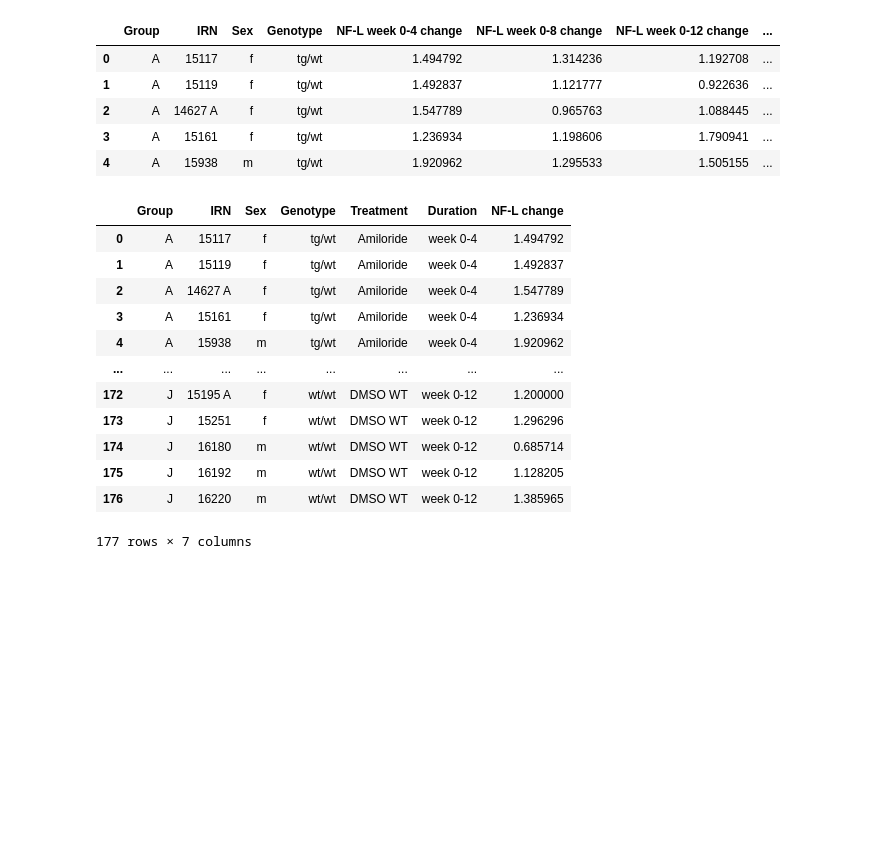
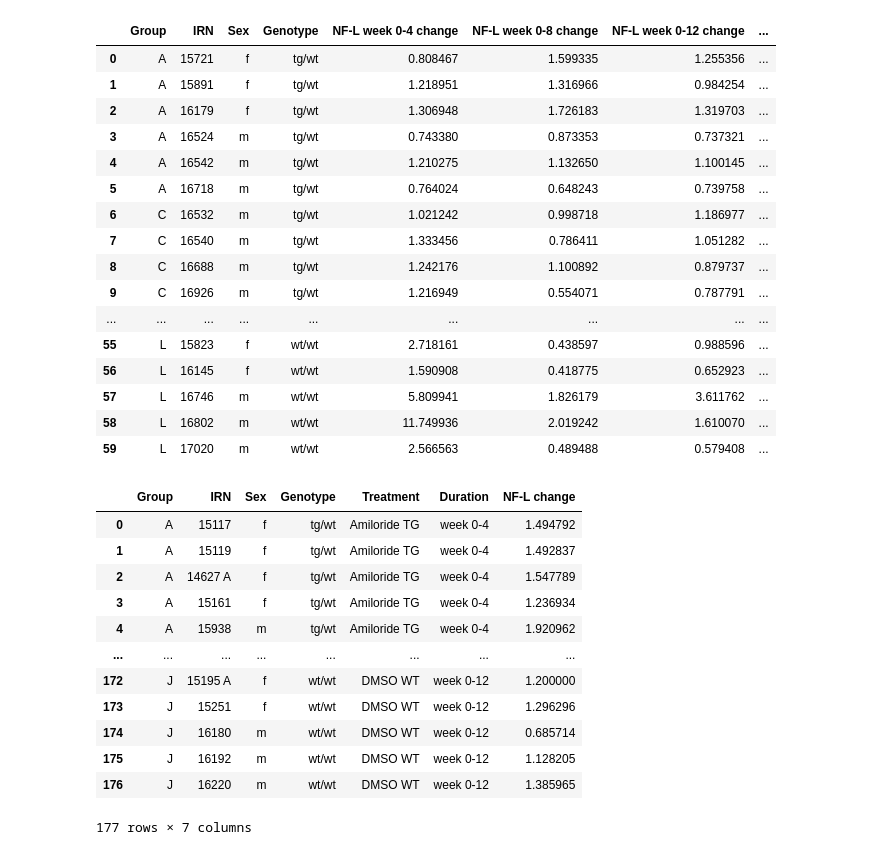
Before and after one commit to attilagk/CTNS-notebook, a Jupyter notebook: 2024-01-05-5xfad-nfl-frequentist/2024-01-05-5xfad-nfl-frequentist.ipynb, the cells around one changed output. Saved outputs shown, nothing was run; the diff lists cells and outputs as text; code cells hidden in the pictures; blank space fills up the shorter version.

```diff
--- a/2024-01-05-5xfad-nfl-frequentist/2024-01-05-5xfad-nfl-frequentist.ipynb
+++ b/2024-01-05-5xfad-nfl-frequentist/2024-01-05-5xfad-nfl-frequentist.ipynb
@@ -26,38 +46,55 @@ treatments = {
 # %%
-fpath = '../../resources/QPS/5xFAD-mouse/CO28152_NFL-GFAP_datasum.xlsx'
-nfl_invivo = pd.read_excel(fpath, sheet_name='NFL in vivo clean')
-#nfl_invivo = nfl_invivo.melt(id_vars=['Cohort', 'Group', 'IRN', 'Sex', 'Genotype'], value_name='NF-L')
-#nfl_invivo['Week'] = nfl_invivo.variable.str.replace('NF-L week ', '').astype(int)
-nfl_invivo['IRN'] = nfl_invivo.IRN.astype('str')
-nfl_invivo['Sex'] = pd.Categorical(nfl_invivo['Sex'], categories=['m', 'f'], ordered=True)
-nfl_invivo['NF-L week 0-4 change'] = nfl_invivo.apply(lambda r: r.loc['NF-L week 4'] / r.loc['NF-L week 0'], axis=1)
-nfl_invivo['NF-L week 0-8 change'] = nfl_invivo.apply(lambda r: r.loc['NF-L week 8'] / r.loc['NF-L week 0'], axis=1)
-nfl_invivo['NF-L week 0-12 change'] = nfl_invivo.apply(lambda r: r.loc['NF-L week 12'] / r.loc['NF-L week 0'], axis=1)
-data = nfl_invivo[['Group', 'IRN', 'Sex', 'Genotype', 'NF-L week 0-4 change', 'NF-L week 0-8 change', 'NF-L week 0-12 change']]
-data = pd.concat([data, data.Group.apply(lambda g: treatments[g]).to_frame('Treatment')], axis=1)
-data['IRN'] = data.IRN.astype('str')
-data['Treatment'] = pd.Categorical(data.Treatment, categories=['Saline', 'Amiloride', 'HCQ', 'HCQ nano', 'R-HCQ', 'S-HCQ', 'TUDCA', 'Saline WT', 'TUDCA WT', 'DMSO WT'], ordered=True)
-data.head()
+def read_data(fpath, treatments):
+    nfl_invivo = pd.read_excel(fpath, sheet_name='NFL in vivo clean')
+    nfl_invivo['IRN'] = nfl_invivo.IRN.astype('str')
+    nfl_invivo['Sex'] = pd.Categorical(nfl_invivo['Sex'], categories=['m', 'f'], ordered=True)
+    nfl_invivo['NF-L week 0-4 change'] = nfl_invivo.apply(lambda r: r.loc['NF-L week 4'] / r.loc['NF-L week 0'], axis=1)
+    nfl_invivo['NF-L week 0-8 change'] = nfl_invivo.apply(lambda r: r.loc['NF-L week 8'] / r.loc['NF-L week 0'], axis=1)
+    nfl_invivo['NF-L week 0-12 change'] = nfl_invivo.apply(lambda r: r.loc['NF-L week 12'] / r.loc['NF-L week 0'], axis=1)
+    data = nfl_invivo[['Group', 'IRN', 'Sex', 'Genotype', 'NF-L week 0-4 change', 'NF-L week 0-8 change', 'NF-L week 0-12 change']]
+    data = pd.concat([data, data.Group.apply(lambda g: treatments[g]).to_frame('Treatment')], axis=1)
+    data['IRN'] = data.IRN.astype('str')
+    #data['Treatment'] = pd.Categorical(data.Treatment, categories=['Saline', 'Amiloride', 'HCQ', 'HCQ nano', 'R-HCQ', 'S-HCQ', 'TUDCA', 'Saline WT', 'TUDCA WT', 'DMSO WT'], ordered=True)
+    return(data)
+
+
+data_CO28152, data_CO28154 = [read_data(f, t) for f, t in zip([fpath_CO28152, fpath_CO28154], [treatments_CO28152, treatments_CO28154])]
+data_CO28154
 # %% [output]
 |  | Group | IRN | Sex | Genotype | NF-L week 0-4 change | NF-L week 0-8 change | NF-L week 0-12 change | ... |
-| 0 | A | 15117 | f | tg/wt | 1.494792 | 1.314236 | 1.192708 | ... |
-| 1 | A | 15119 | f | tg/wt | 1.492837 | 1.121777 | 0.922636 | ... |
-| 2 | A | 14627 A | f | tg/wt | 1.547789 | 0.965763 | 1.088445 | ... |
-| 3 | A | 15161 | f | tg/wt | 1.236934 | 1.198606 | 1.790941 | ... |
-| 4 | A | 15938 | m | tg/wt | 1.920962 | 1.295533 | 1.505155 | ... |
+| 0 | A | 15721 | f | tg/wt | 0.808467 | 1.599335 | 1.255356 | ... |
+| 1 | A | 15891 | f | tg/wt | 1.218951 | 1.316966 | 0.984254 | ... |
+| 2 | A | 16179 | f | tg/wt | 1.306948 | 1.726183 | 1.319703 | ... |
+| 3 | A | 16524 | m | tg/wt | 0.743380 | 0.873353 | 0.737321 | ... |
+| 4 | A | 16542 | m | tg/wt | 1.210275 | 1.132650 | 1.100145 | ... |
+| 5 | A | 16718 | m | tg/wt | 0.764024 | 0.648243 | 0.739758 | ... |
+| 6 | C | 16532 | m | tg/wt | 1.021242 | 0.998718 | 1.186977 | ... |
+| 7 | C | 16540 | m | tg/wt | 1.333456 | 0.786411 | 1.051282 | ... |
+| 8 | C | 16688 | m | tg/wt | 1.242176 | 1.100892 | 0.879737 | ... |
+| 9 | C | 16926 | m | tg/wt | 1.216949 | 0.554071 | 0.787791 | ... |
+| ... | ... | ... | ... | ... | ... | ... | ... | ... |
+| 55 | L | 15823 | f | wt/wt | 2.718161 | 0.438597 | 0.988596 | ... |
+| 56 | L | 16145 | f | wt/wt | 1.590908 | 0.418775 | 0.652923 | ... |
+| 57 | L | 16746 | m | wt/wt | 5.809941 | 1.826179 | 3.611762 | ... |
+| 58 | L | 16802 | m | wt/wt | 11.749936 | 2.019242 | 1.610070 | ... |
+| 59 | L | 17020 | m | wt/wt | 2.566563 | 0.489488 | 0.579408 | ... |
 # %%
-value_vars = ['NF-L week 0-4 change', 'NF-L week 0-8 change', 'NF-L week 0-12 change']
-id_vars = ['Group', 'IRN', 'Sex', 'Genotype', 'Treatment']
-datalong = data.melt(value_vars=value_vars, id_vars=id_vars, value_name='NF-L change', var_name='Duration')
-datalong['Duration'] = datalong.Duration.str.replace('NF-L ', '').str.replace(' change', '')
-datalong
+def wide2long(data):
+    value_vars = ['NF-L week 0-4 change', 'NF-L week 0-8 change', 'NF-L week 0-12 change']
+    id_vars = ['Group', 'IRN', 'Sex', 'Genotype', 'Treatment']
+    datalong = data.melt(value_vars=value_vars, id_vars=id_vars, value_name='NF-L change', var_name='Duration')
+    datalong['Duration'] = datalong.Duration.str.replace('NF-L ', '').str.replace(' change', '')
+    return(datalong)
+
+datalong_CO28152, datalong_CO28154 = [wide2long(d) for d in [data_CO28152, data_CO28154]]
+datalong_CO28152
 # %% [output]
 |  | Group | IRN | Sex | Genotype | Treatment | Duration | NF-L change |
-| 0 | A | 15117 | f | tg/wt | Amiloride | week 0-4 | 1.494792 |
-| 1 | A | 15119 | f | tg/wt | Amiloride | week 0-4 | 1.492837 |
-| 2 | A | 14627 A | f | tg/wt | Amiloride | week 0-4 | 1.547789 |
-| 3 | A | 15161 | f | tg/wt | Amiloride | week 0-4 | 1.236934 |
-| 4 | A | 15938 | m | tg/wt | Amiloride | week 0-4 | 1.920962 |
+| 0 | A | 15117 | f | tg/wt | Amiloride TG | week 0-4 | 1.494792 |
+| 1 | A | 15119 | f | tg/wt | Amiloride TG | week 0-4 | 1.492837 |
+| 2 | A | 14627 A | f | tg/wt | Amiloride TG | week 0-4 | 1.547789 |
+| 3 | A | 15161 | f | tg/wt | Amiloride TG | week 0-4 | 1.236934 |
+| 4 | A | 15938 | m | tg/wt | Amiloride TG | week 0-4 | 1.920962 |
 | ... | ... | ... | ... | ... | ... | ... | ... |
 | 172 | J | 15195 A | f | wt/wt | DMSO WT | week 0-12 | 1.200000 |
 | 173 | J | 15251 | f | wt/wt | DMSO WT | week 0-12 | 1.296296 |
```
Also changed, not shown: parts of 30 cells of this notebook.
